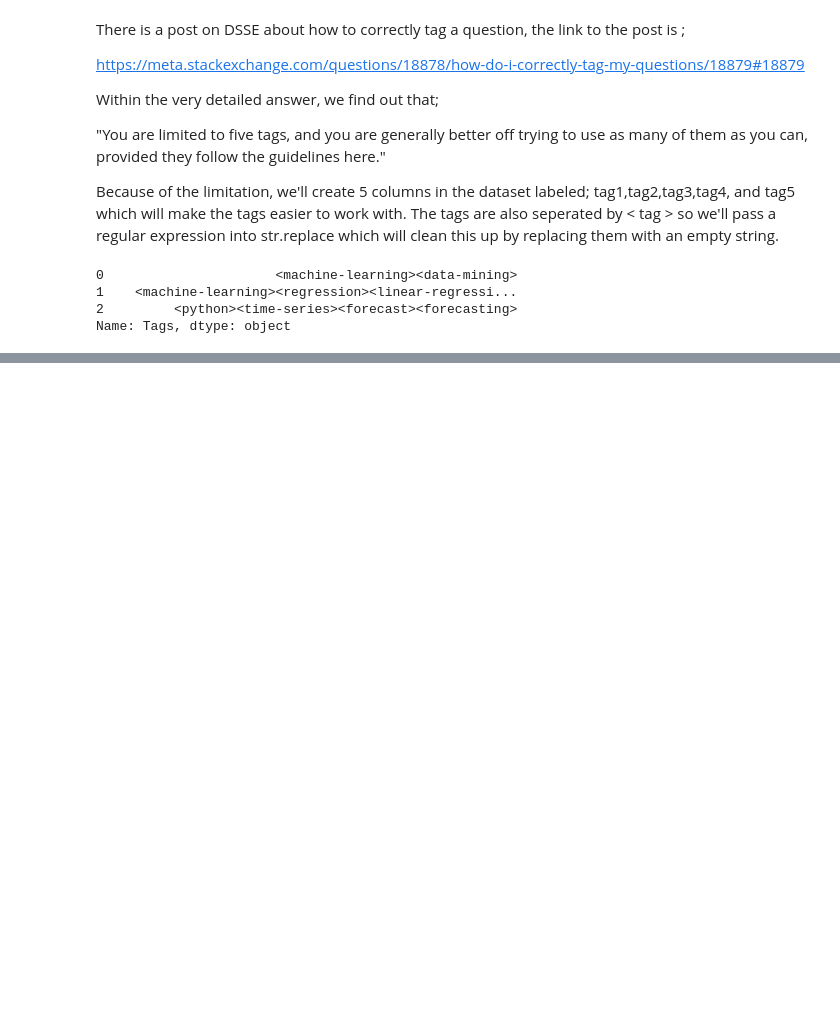
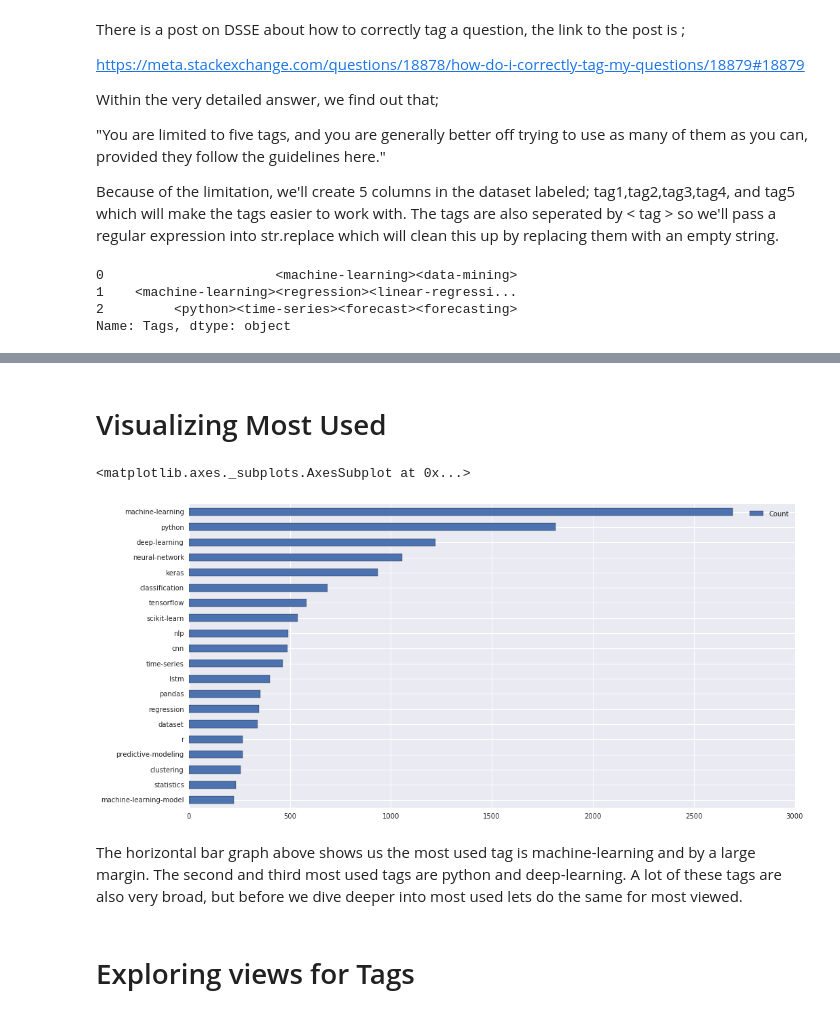
Before and after one commit to nkalpaxis/Popular_Data_Science_Questions, a Jupyter notebook: Data_Science_Questions.ipynb, the cells around one changed output, grey strips where cells are left out. Cells and saved outputs as stored; diff of their text form; code cells hidden in the pictures; blank space fills up the shorter version.

```diff
--- a/Data_Science_Questions.ipynb
+++ b/Data_Science_Questions.ipynb
@@ -98,3 +99,5 @@ file['Tags'].head(3)
 1    <machine-learning><regression><linear-regressi...
 2         <python><time-series><forecast><forecasting>
 Name: Tags, dtype: object
+# %%
+file["Tags"] = file["Tags"].str.replace("^<|>$", "").str.split("><")
@@ -100,0 +113,10 @@ Name: Tags, dtype: object
+# %%
+# create a dictonary to count each tag
+tag_count = dict()
+
+for tags in file['Tags']:
+        for v in tags:
+            if v in tag_count:
+                tag_count[v] += 1
+            else:
+                tag_count[v] = 1
@@ -100,0 +125,3 @@ Name: Tags, dtype: object
+# %%
+tag_count = pd.DataFrame.from_dict(tag_count, orient='index')
+tag_count.rename(columns={0: 'Count'}, inplace=True)
@@ -100,0 +142,3 @@ Name: Tags, dtype: object
+# %%
+# lets sort the DataFrame by Count using .tail(20) to display the top 20 used tags
+most_used = tag_count.sort_values(by='Count').tail(20)
@@ -100,0 +165,11 @@ Name: Tags, dtype: object
+# %% [markdown]
+# Visualizing Most Used
+# %%
+most_used.plot(kind='barh', figsize=(16,8))
+# %% [output]
+<matplotlib.axes._subplots.AxesSubplot at 0x...>
+[figure, added]
+# %% [markdown]
+The horizontal bar graph above shows us the most used tag is machine-learning and by a large margin. The second and third most used tags are python and deep-learning. A lot of these tags are also very broad, but before we dive deeper into most used lets do the same for most viewed.
+# %% [markdown]
+# Exploring views for Tags
```
Also changed, not shown: parts of 32 cells of this notebook.
